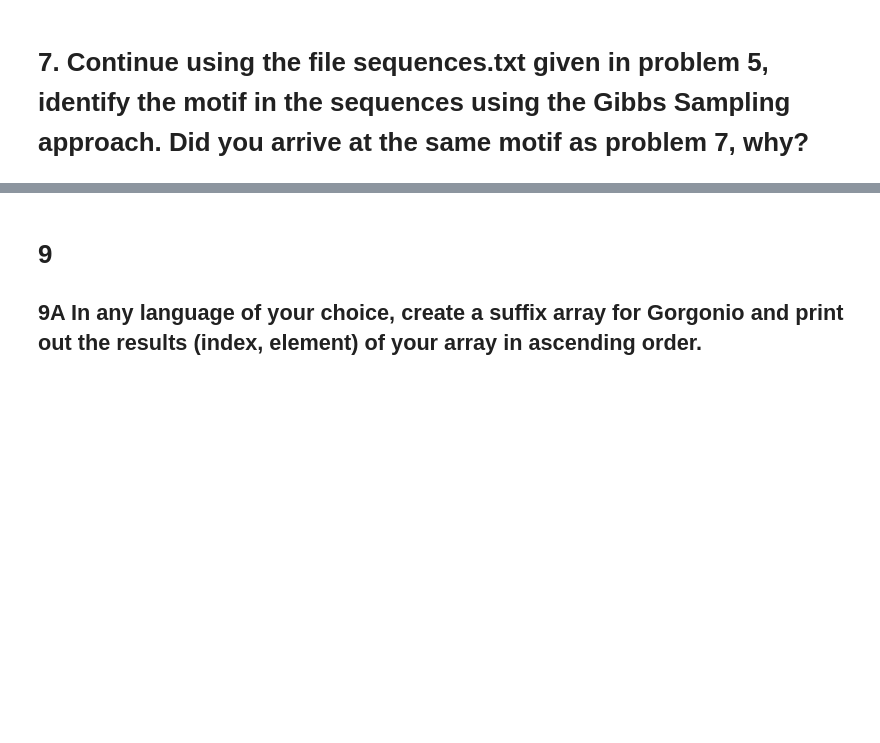
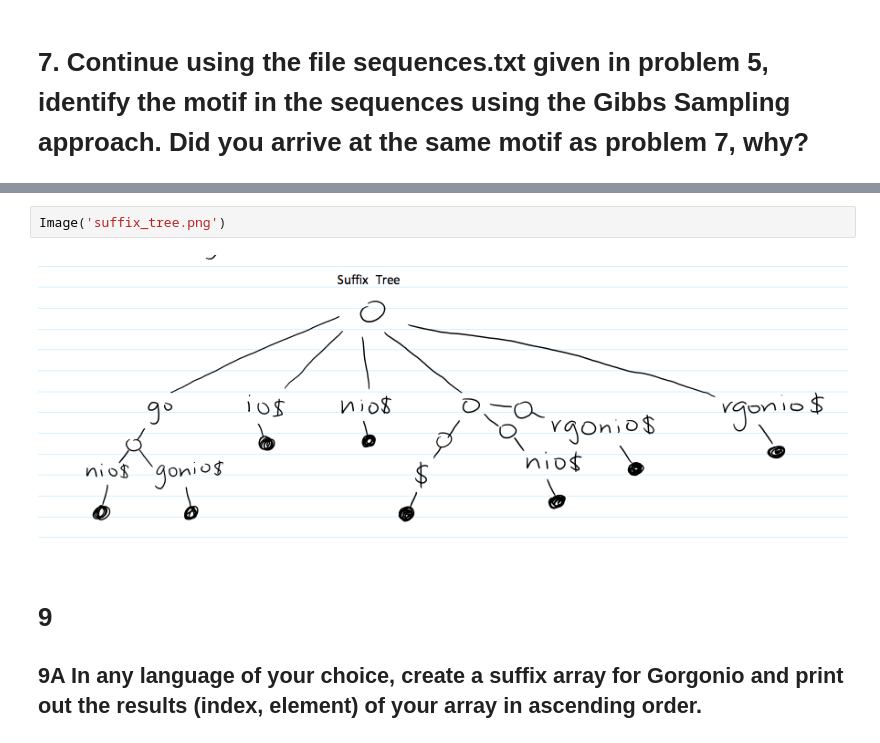
Before and after one commit to ew6977/Bi183, a Jupyter notebook: Bi183_PS1/BI183_PS1.ipynb, the cells around one changed output, grey strips where cells are left out. Saved outputs shown, nothing was run; the diff lists cells and outputs as text; blank space fills up the shorter version.

```diff
--- a/Bi183_PS1/BI183_PS1.ipynb
+++ b/Bi183_PS1/BI183_PS1.ipynb
@@ -376,3 +545,7 @@ print(randomized_motif_search(test, 4))
+# %%
+Image('suffix_tree.png')
+# %% [output]
+[figure, added]
 # %% [markdown]
 # 9
 ## 9A In any language of your choice, create a suffix array for Gorgonio and print out the results (index, element) of your array in ascending order.
```
Also changed, not shown: parts of 23 cells of this notebook, 5 other files.
